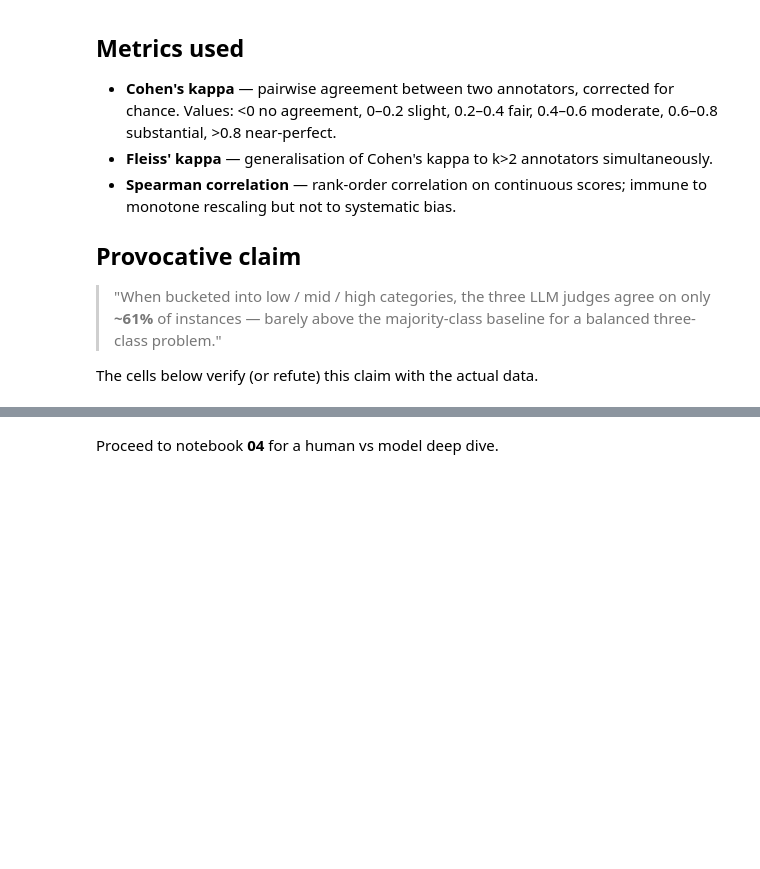
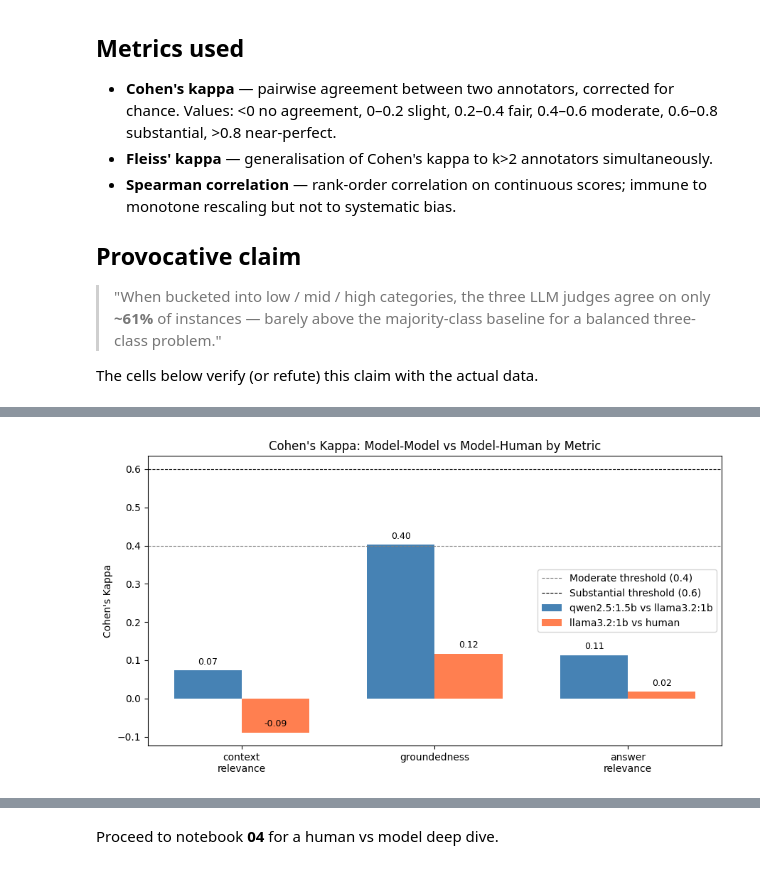
Before and after one commit to Dima806/llm_judge_benchmark, a Jupyter notebook: notebooks/03_inter_judge_agreement.ipynb, the cells around one changed output, grey strips where cells are left out. Saved outputs shown, nothing was run; the diff lists cells and outputs as text; code cells hidden in the pictures; blank space fills up the shorter version.

```diff
--- a/notebooks/03_inter_judge_agreement.ipynb
+++ b/notebooks/03_inter_judge_agreement.ipynb
@@ -73,8 +75,11 @@ RESULTS_DIR.mkdir(parents=True, exist_ok=True)
 # %%
-# Load scores
+# Load scores — MODELS is derived from whatever score files are present in data/eval/
 scores = load_all_scores(ROOT)
 
-print("Available annotators:", list(scores.keys()))
+MODELS = [k for k in scores if k != "human"]
+print(f"Judge models found: {MODELS}")
+print(f"Human scores present: {'human' in scores}")
+print()
 for annotator, metric_dict in scores.items():
     for metric, arr in metric_dict.items():
         print(f"  {annotator:20s}  {metric:25s}  n={len(arr)}")
@@ -202,47 +273,49 @@ print(f"Saved Spearman matrices to {spearman_path}")
 # %%
 # Breakdown by metric: bar chart comparing model-model vs model-human kappa
-smallest_model = "qwen2.5:1.5b"
-largest_model  = "gemma3:4b"
+model_a = "qwen2.5:1.5b"
+model_b = "llama3.2:1b"
 
-mm_kappas = []  # smallest vs largest model
-mh_kappas = []  # largest model vs human
+mm_kappas = []  # model_a vs model_b
+mh_kappas = []  # model_b vs human
 
 for metric in METRICS:
-    if smallest_model in scores and largest_model in scores:
-        s1 = scores[smallest_model][metric]
-        s2 = scores[largest_model][metric]
+    if model_a in scores and model_b in scores:
+        s1 = scores[model_a][metric]
+        s2 = scores[model_b][metric]
         min_len = min(len(s1), len(s2))
         mm_kappas.append(cohen_kappa(s1[:min_len], s2[:min_len]))
     else:
         mm_kappas.append(float("nan"))
 
-    if largest_model in scores and "human" in scores:
-        s1 = scores[largest_model][metric]
+    if model_b in scores and "human" in scores:
+        s1 = scores[model_b][metric]
         s2 = scores["human"][metric]
         min_len = min(len(s1), len(s2))
         mh_kappas.append(cohen_kappa(s1[:min_len], s2[:min_len]))
     else:
         mh_kappas.append(float("nan"))
 
 x = np.arange(len(METRICS))
 width = 0.35
 
 fig, ax = plt.subplots(figsize=(9, 5))
-bars1 = ax.bar(x - width / 2, mm_kappas, width, label=f"{smallest_model} vs {largest_model}", color="steelblue")
-bars2 = ax.bar(x + width / 2, mh_kappas, width, label=f"{largest_model} vs human", color="coral")
+bars1 = ax.bar(x - width / 2, mm_kappas, width, label=f"{model_a} vs {model_b}", color="steelblue")
+bars2 = ax.bar(x + width / 2, mh_kappas, width, label=f"{model_b} vs human", color="coral")
 ax.axhline(0.4, color="grey", linestyle="--", linewidth=0.8, label="Moderate threshold (0.4)")
 ax.axhline(0.6, color="black", linestyle="--", linewidth=0.8, label="Substantial threshold (0.6)")
 ax.set_xticks(x)
 ax.set_xticklabels([m.replace("_", "\n") for m in METRICS])
 ax.set_ylabel("Cohen's Kappa")
 ax.set_title("Cohen's Kappa: Model-Model vs Model-Human by Metric")
 ax.legend()
 for bar in bars1:
     ax.text(bar.get_x() + bar.get_width() / 2, bar.get_height() + 0.01, f"{bar.get_height():.2f}", ha="center", va="bottom", fontsize=9)
 for bar in bars2:
     ax.text(bar.get_x() + bar.get_width() / 2, bar.get_height() + 0.01, f"{bar.get_height():.2f}", ha="center", va="bottom", fontsize=9)
 fig.savefig(FIGURES_DIR / "03_kappa_by_metric.png", dpi=150, bbox_inches="tight")
 plt.tight_layout()
 plt.show()
+# %% [output]
+[figure, added]
 # %%
 # Key findings summary
```
Also changed, not shown: parts of 7 cells of this notebook, 33 other files.
